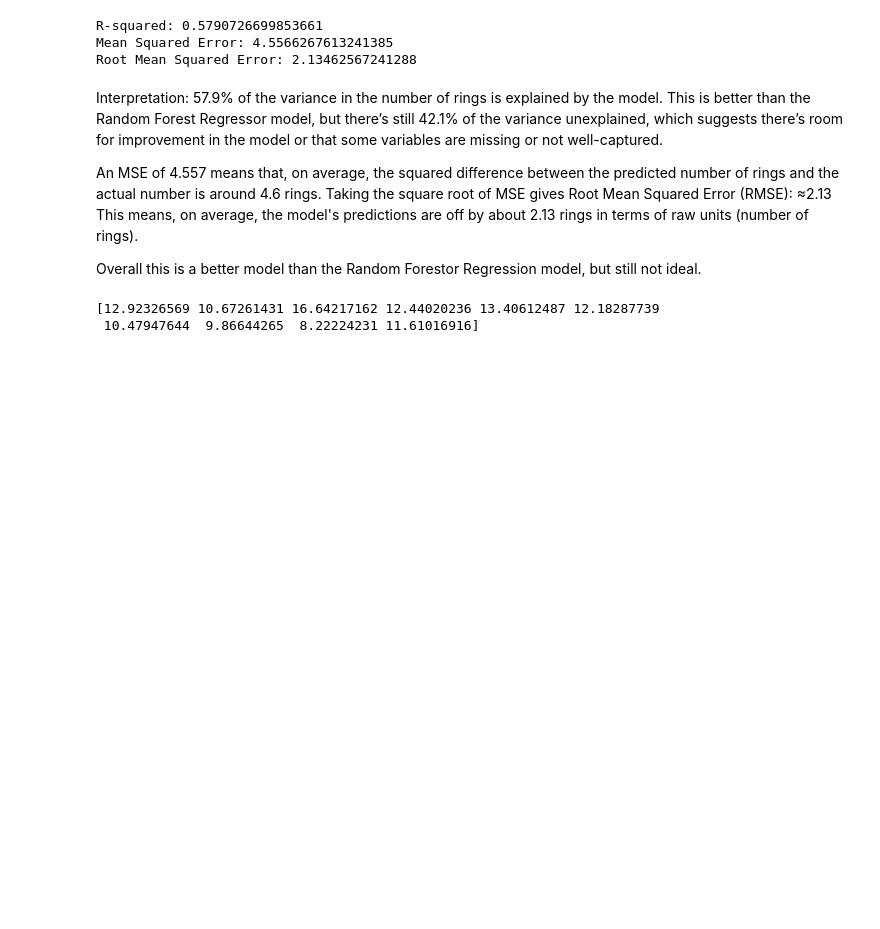
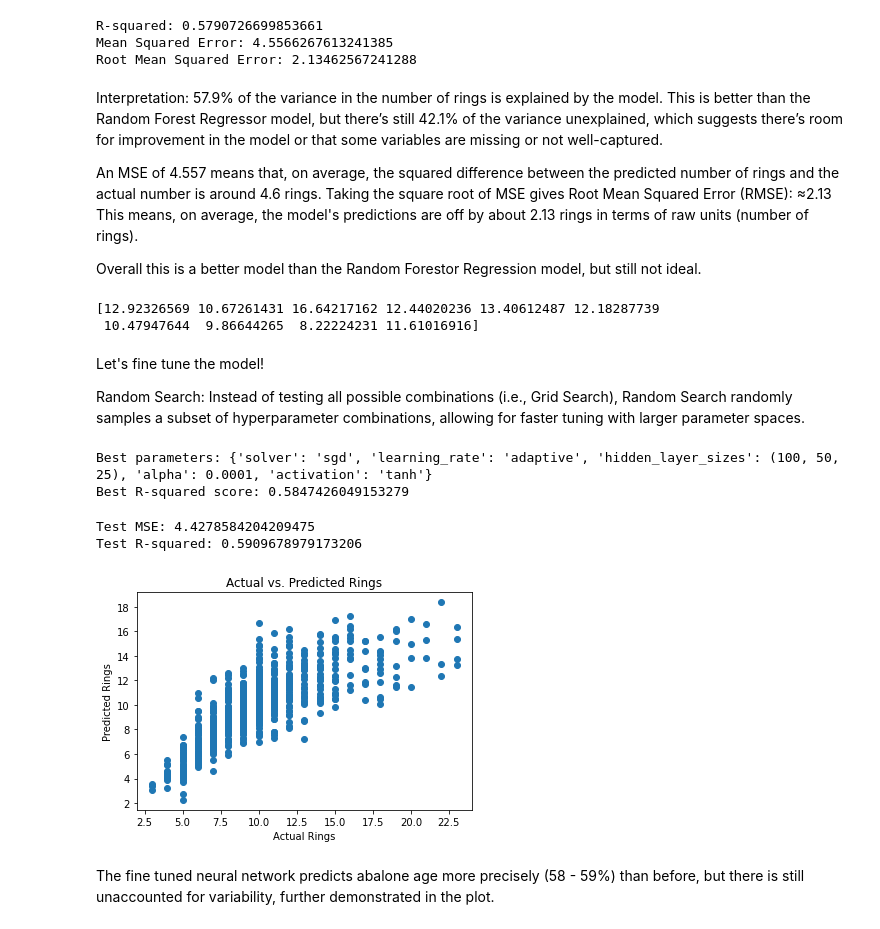
Before and after one commit to mickeyrice/machine-learning, a Jupyter notebook: ML_abalone_age.ipynb, the cells around one changed output. Drawn from its saved outputs; the diff is of its cells as text; code cells hidden in the pictures; blank space fills up the shorter version.

```diff
--- a/ML_abalone_age.ipynb
+++ b/ML_abalone_age.ipynb
@@ -165,3 +165,59 @@ print(age_pred[:10])  # Display first 10 predicted ages
 # %% [output]
 [12.92326569 10.67261431 16.64217162 12.44020236 13.40612487 12.18287739
  10.47947644  9.86644265  8.22224231 11.61016916]
+# %% [markdown]
+Let's fine tune the model!
+
+Random Search:
+Instead of testing all possible combinations (i.e., Grid Search), Random Search randomly samples a subset of hyperparameter combinations, allowing for faster tuning with larger parameter spaces.
+# %%
+from sklearn.model_selection import RandomizedSearchCV
+
+# define the param grid
+param_dist = {
+    'hidden_layer_sizes': [(64, 32), (128, 64, 32), (100, 50, 25)],
+    'activation': ['relu', 'tanh'],
+    'solver': ['adam', 'sgd'],
+    'alpha': [0.0001, 0.001, 0.01],
+    'learning_rate': ['constant', 'adaptive']
+}
+
+# Initialize Randomized Search
+random_search = RandomizedSearchCV(estimator=mlp, param_distributions=param_dist, n_iter=20, cv=5, random_state=42, scoring='r2')
+
+random_search.fit(X_train_scaled, y_train)
+
+# Best parameters
+print(f'Best parameters: {random_search.best_params_}')
+print(f'Best R-squared score: {random_search.best_score_}')
+# %% [output]
+Best parameters: {'solver': 'sgd', 'learning_rate': 'adaptive', 'hidden_layer_sizes': (100, 50, 25), 'alpha': 0.0001, 'activation': 'tanh'}
+Best R-squared score: 0.5847426049153279
+# %%
+# Evaluate on the test set
+y_test_pred = random_search.best_estimator_.predict(X_test_scaled)
+
+# Calculate the test set performance
+test_mse = mean_squared_error(y_test, y_test_pred)
+test_r2 = r2_score(y_test, y_test_pred)
+
+print(f'Test MSE: {test_mse}')
+print(f'Test R-squared: {test_r2}')
+# %% [output]
+Test MSE: 4.4278584204209475
+Test R-squared: 0.5909678979173206
+# %%
+# Visualize predictions
+
+import matplotlib.pyplot as plt
+
+# Plot actual vs. predicted rings
+plt.scatter(y_test, y_test_pred)
+plt.xlabel('Actual Rings')
+plt.ylabel('Predicted Rings')
+plt.title('Actual vs. Predicted Rings')
+plt.show()
+# %% [output]
+[figure, added]
+# %% [markdown]
+The fine tuned neural network predicts abalone age more precisely (58 - 59%) than before, but there is still unaccounted for variability, further demonstrated in the plot.
```
Also changed, not shown: parts of 1 cell of this notebook.
